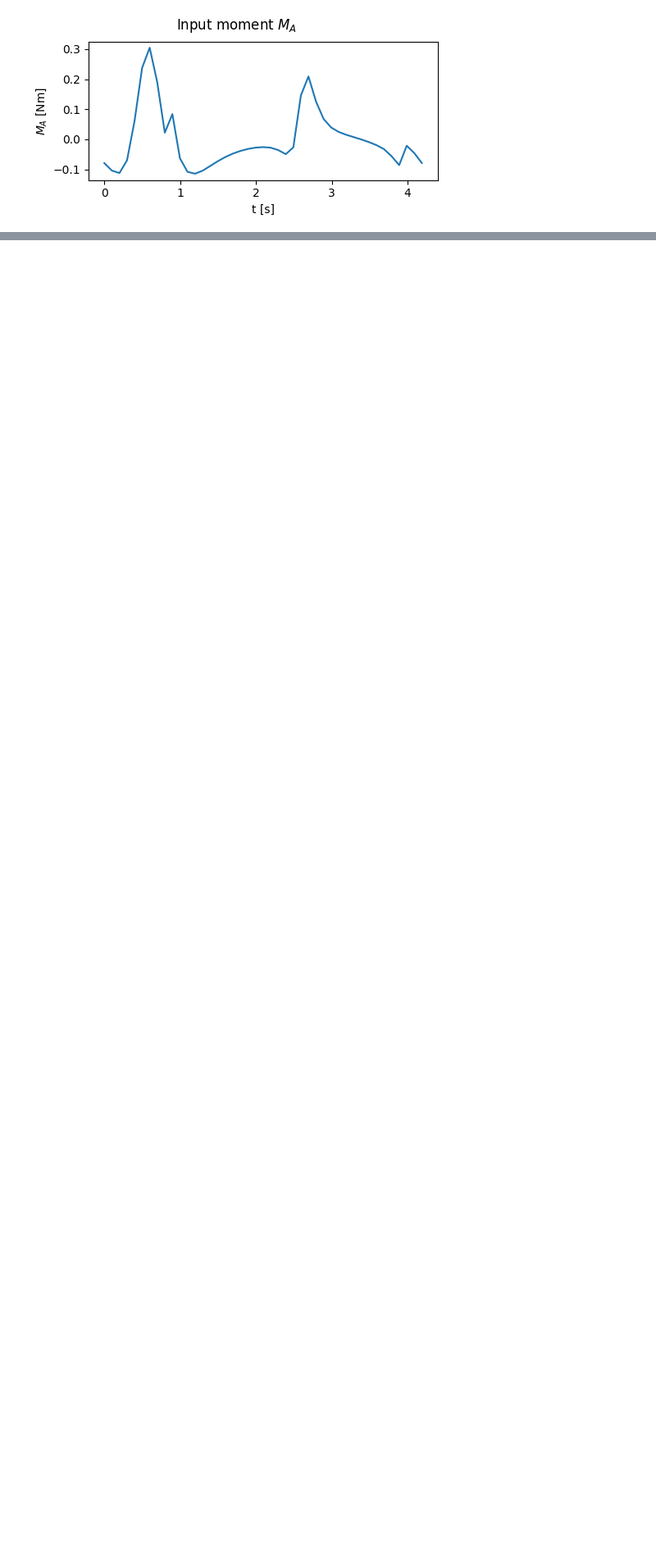
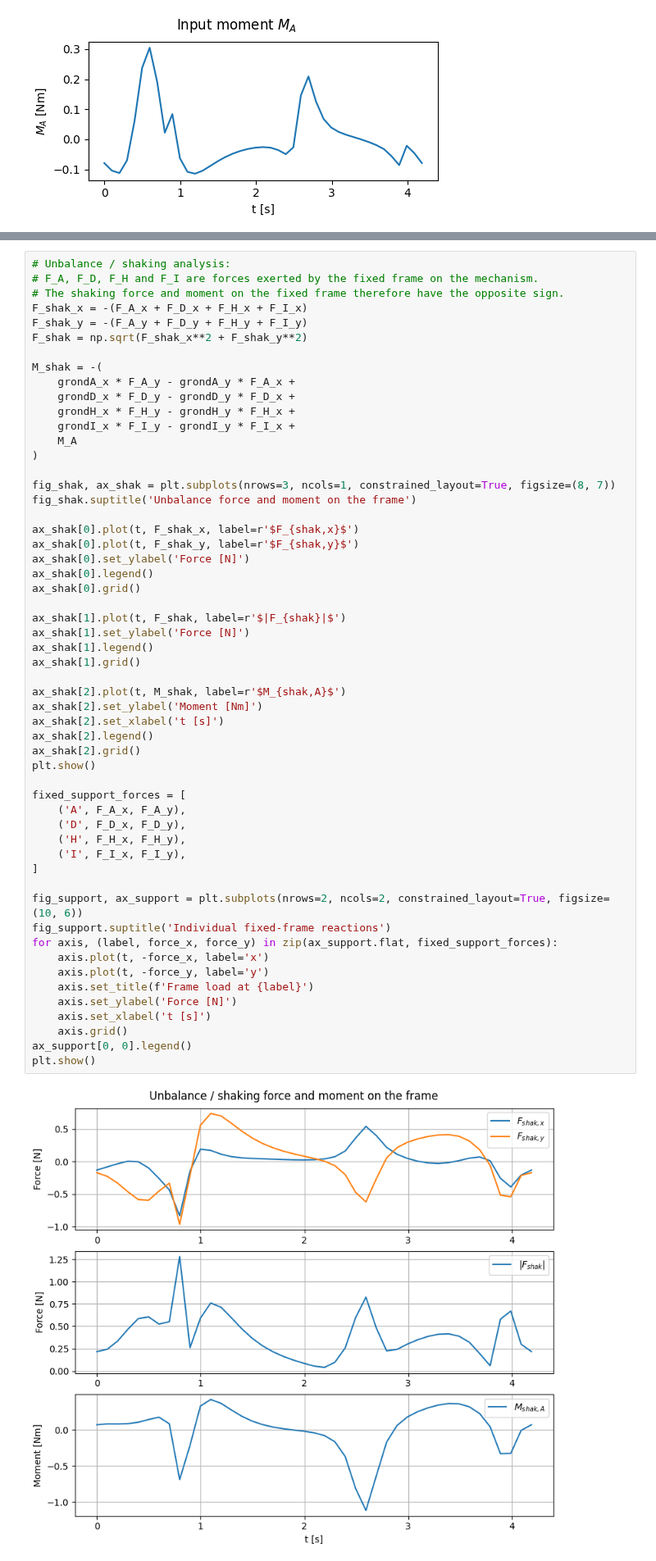
Before and after one commit to colincools/beweging, a Jupyter notebook: Ruitewissers 2.ipynb, the cells around one changed output, grey strips where cells are left out. Shown at 82% size. Cells and saved outputs as stored; diff of their text form; blank space fills up the shorter version.

```diff
--- a/Ruitewissers 2.ipynb
+++ b/Ruitewissers 2.ipynb
@@ -769,0 +826,57 @@ plt.show()
+# %%
+# Unbalance / shaking analysis:
+# F_A, F_D, F_H and F_I are forces exerted by the fixed frame on the mechanism.
+# The shaking force and moment on the fixed frame therefore have the opposite sign.
+F_shak_x = -(F_A_x + F_D_x + F_H_x + F_I_x)
+F_shak_y = -(F_A_y + F_D_y + F_H_y + F_I_y)
+F_shak = np.sqrt(F_shak_x**2 + F_shak_y**2)
+
+M_shak = -(
+    grondA_x * F_A_y - grondA_y * F_A_x +
+    grondD_x * F_D_y - grondD_y * F_D_x +
+    grondH_x * F_H_y - grondH_y * F_H_x +
+    grondI_x * F_I_y - grondI_y * F_I_x +
+    M_A
+)
+
+fig_shak, ax_shak = plt.subplots(nrows=3, ncols=1, constrained_layout=True, figsize=(8, 7))
+fig_shak.suptitle('Unbalance force and moment on the frame')
+
+ax_shak[0].plot(t, F_shak_x, label=r'$F_{shak,x}$')
+ax_shak[0].plot(t, F_shak_y, label=r'$F_{shak,y}$')
+ax_shak[0].set_ylabel('Force [N]')
+ax_shak[0].legend()
+ax_shak[0].grid()
+
+ax_shak[1].plot(t, F_shak, label=r'$|F_{shak}|$')
+ax_shak[1].set_ylabel('Force [N]')
+ax_shak[1].legend()
+ax_shak[1].grid()
+
+ax_shak[2].plot(t, M_shak, label=r'$M_{shak,A}$')
+ax_shak[2].set_ylabel('Moment [Nm]')
+ax_shak[2].set_xlabel('t [s]')
+ax_shak[2].legend()
+ax_shak[2].grid()
+plt.show()
+
+fixed_support_forces = [
+    ('A', F_A_x, F_A_y),
+    ('D', F_D_x, F_D_y),
+    ('H', F_H_x, F_H_y),
+    ('I', F_I_x, F_I_y),
+]
+
+fig_support, ax_support = plt.subplots(nrows=2, ncols=2, constrained_layout=True, figsize=(10, 6))
+fig_support.suptitle('Individual fixed-frame reactions')
+for axis, (label, force_x, force_y) in zip(ax_support.flat, fixed_support_forces):
+    axis.plot(t, -force_x, label='x')
+    axis.plot(t, -force_y, label='y')
+    axis.set_title(f'Frame load at {label}')
+    axis.set_ylabel('Force [N]')
+    axis.set_xlabel('t [s]')
+    axis.grid()
+ax_support[0, 0].legend()
+plt.show()
+# %% [output]
+[figure, added]
```
Also changed, not shown: parts of 7 cells of this notebook.
